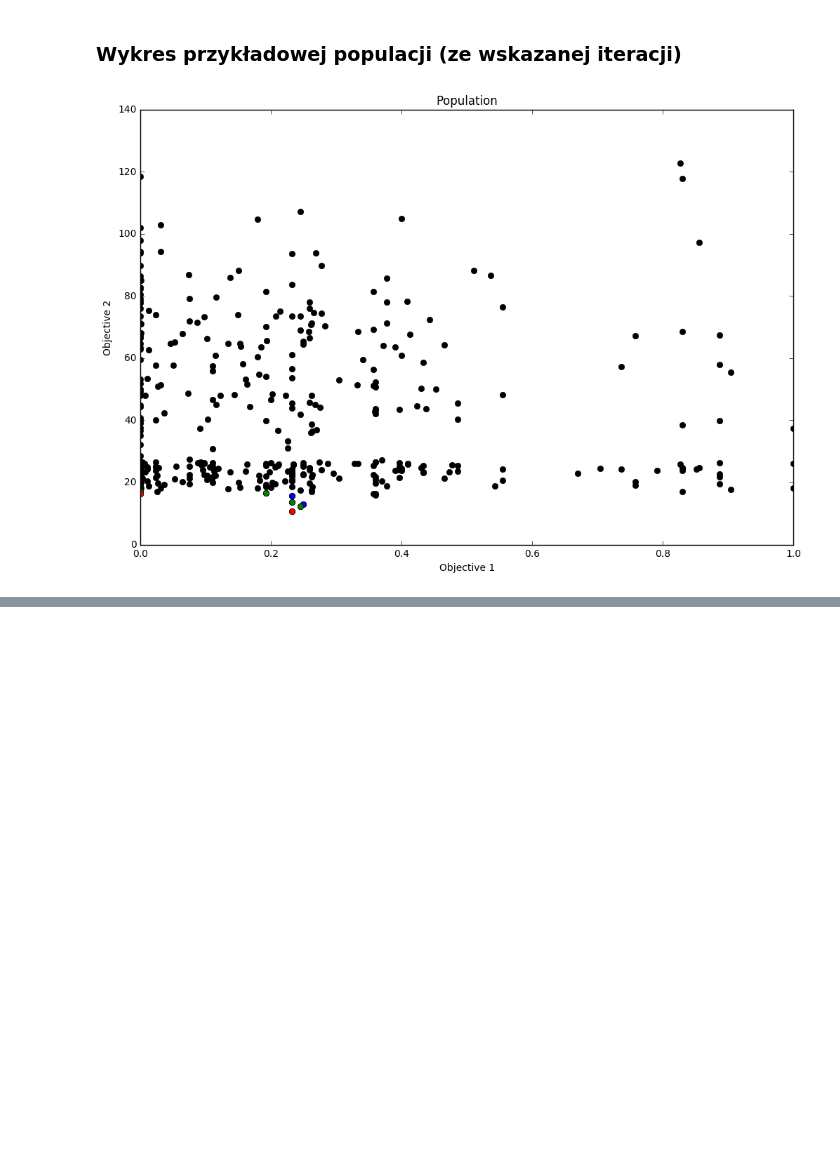
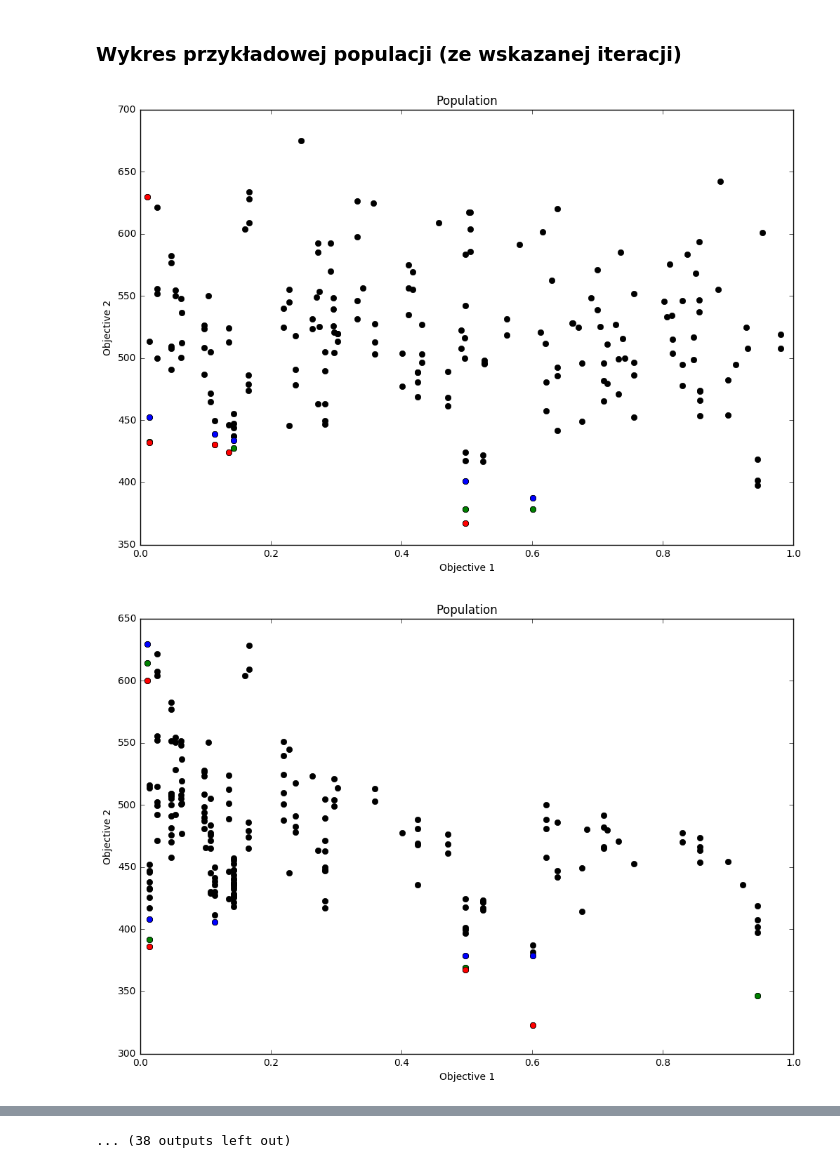
Before and after one commit to maciek16180/evolutionary-algorithms-course, a Jupyter notebook: lista5/zdt4-Copy1.ipynb, the cells around one changed output, grey strips where cells are left out. Cells and saved outputs as stored; diff of their text form; code cells hidden in the pictures; blank space fills up the shorter version.

Commit message:
image reconstruction

```diff
--- a/lista5/zdt4-Copy1.ipynb
+++ b/lista5/zdt4-Copy1.ipynb
@@ -97,10 +97,12 @@ def plot_PF(results):
 # %%
 %%time
 
-pop_size = 200
+pop_size = 20
+
+statistics = []
 
 solver = Evolution(ZDT(ZDT4Definitions()), 200, pop_size)
-solver.utils = NSGA2Utils(ZDT(ZDT4Definitions()), pop_size, mutation_strength=.5, num_of_genes_to_mutate=20)
+solver.utils = NSGA2Utils(ZDT(ZDT4Definitions()), pop_size, mutation_strength=.1, num_of_genes_to_mutate=1)
 solver.register_on_new_generation(print_statistics)
 solver.register_on_new_generation(log_statistics)
 
@@ -153,23 +152,26 @@ plt.show()
 # %% [markdown]
 ### Wykres przykładowej populacji (ze wskazanej iteracji)
 # %%
-iteration = len(statistics)-1
+for iteration in xrange(50):
 
-ranks = np.array(statistics[iteration][2])
-objectives = np.array(statistics[iteration][4])
+    #iteration = 5#len(statistics)-1
 
-PF0 = (ranks == 0)
-PF1 = (ranks == 1)
-PF2 = (ranks == 2)
+    ranks = np.array(statistics[iteration][2])
+    objectives = np.array(statistics[iteration][4])
 
-plt.figure(figsize=(12, 8))
-plt.plot(objectives[:, 0], objectives[:, 1], 'ko')
-plt.plot(objectives[PF2, 0], objectives[PF2, 1], 'bo')
-plt.plot(objectives[PF1, 0], objectives[PF1, 1], 'go')
-plt.plot(objectives[PF0, 0], objectives[PF0, 1], 'ro')
-plt.xlabel('Objective 1')
-plt.ylabel('Objective 2')
-plt.title('Population')
-plt.show()
+    PF0 = (ranks == 0)
+    PF1 = (ranks == 1)
+    PF2 = (ranks == 2)
+
+    plt.figure(figsize=(12, 8))
+    plt.plot(objectives[:, 0], objectives[:, 1], 'ko')
+    plt.plot(objectives[PF2, 0], objectives[PF2, 1], 'bo')
+    plt.plot(objectives[PF1, 0], objectives[PF1, 1], 'go')
+    plt.plot(objectives[PF0, 0], objectives[PF0, 1], 'ro')
+    plt.xlabel('Objective 1')
+    plt.ylabel('Objective 2')
+    plt.title('Population')
+    plt.show()
 # %% [output]
-[figure, old version]
+[figure, new version]
+[figure, added]
@@ -175,0 +188 @@ plt.show()
+... (38 outputs left out)
```
Also changed, not shown: parts of 2 cells of this notebook, 49 other files.
